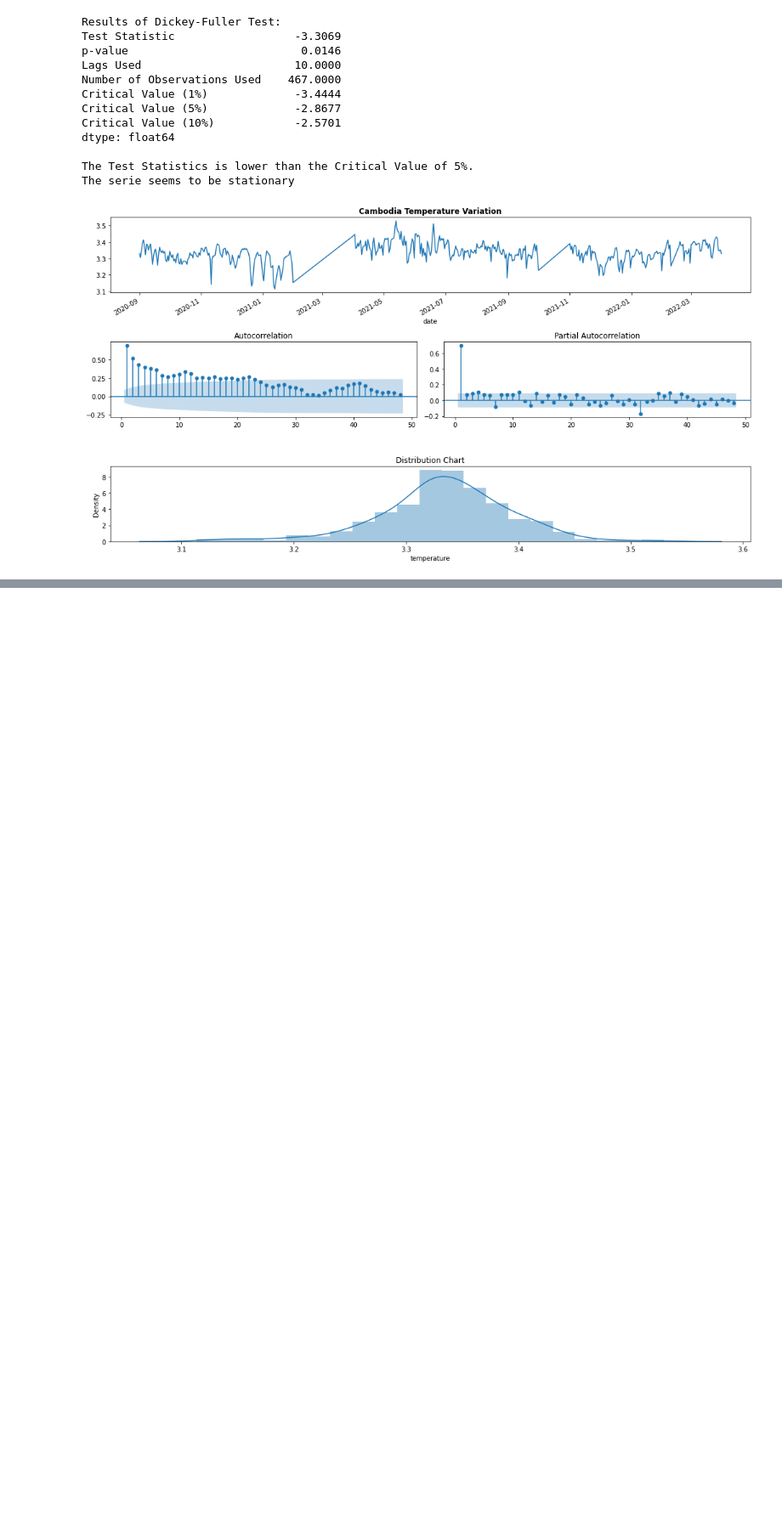
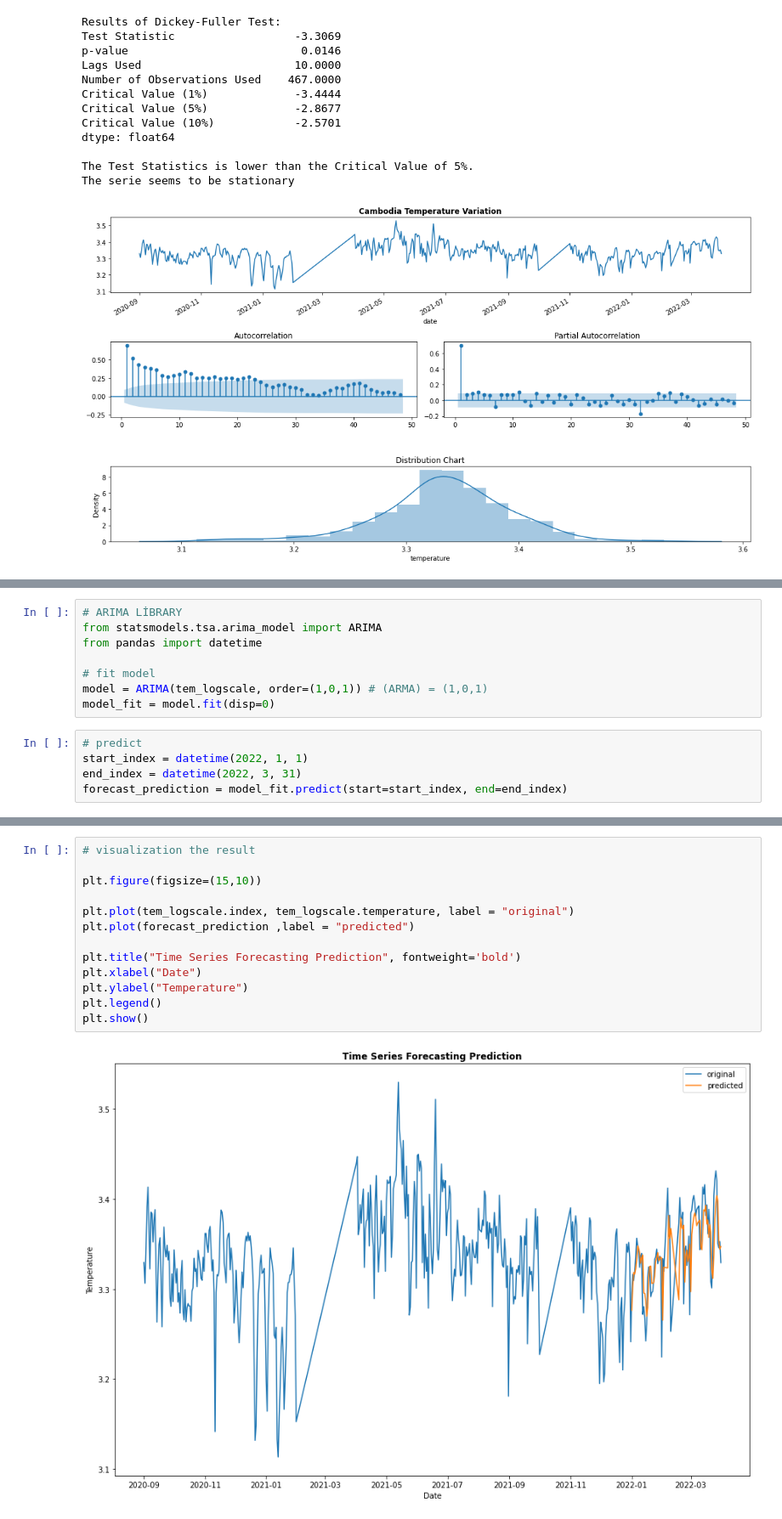
Before and after one commit to votanasrey/Cambodia_Weather_Forcasting_Prediction_With_Time_Series, a Jupyter notebook: modelings/phnompenh_datamodelling_votana.ipynb, the cells around one changed output, grey strips where cells are left out. Shown at 85% size. Saved outputs shown, nothing was run; the diff lists cells and outputs as text; blank space fills up the shorter version.

```diff
--- a/modelings/phnompenh_datamodelling_votana.ipynb
+++ b/modelings/phnompenh_datamodelling_votana.ipynb
@@ -653,0 +771,13 @@ The serie seems to be stationary
+# %%
+# ARIMA LİBRARY
+from statsmodels.tsa.arima_model import ARIMA
+from pandas import datetime
+
+# fit model
+model = ARIMA(tem_logscale, order=(1,0,1)) # (ARMA) = (1,0,1)
+model_fit = model.fit(disp=0)
+# %%
+# predict
+start_index = datetime(2022, 1, 1)
+end_index = datetime(2022, 3, 31)
+forecast_prediction = model_fit.predict(start=start_index, end=end_index)
@@ -653,0 +800,15 @@ The serie seems to be stationary
+# %%
+# visualization the result
+
+plt.figure(figsize=(15,10))
+
+plt.plot(tem_logscale.index, tem_logscale.temperature, label = "original")
+plt.plot(forecast_prediction ,label = "predicted")
+
+plt.title("Time Series Forecasting Prediction", fontweight='bold')
+plt.xlabel("Date")
+plt.ylabel("Temperature")
+plt.legend()
+plt.show()
+# %% [output]
+[figure, added]
```
Also changed, not shown: parts of 20 cells of this notebook, 6 other files.
